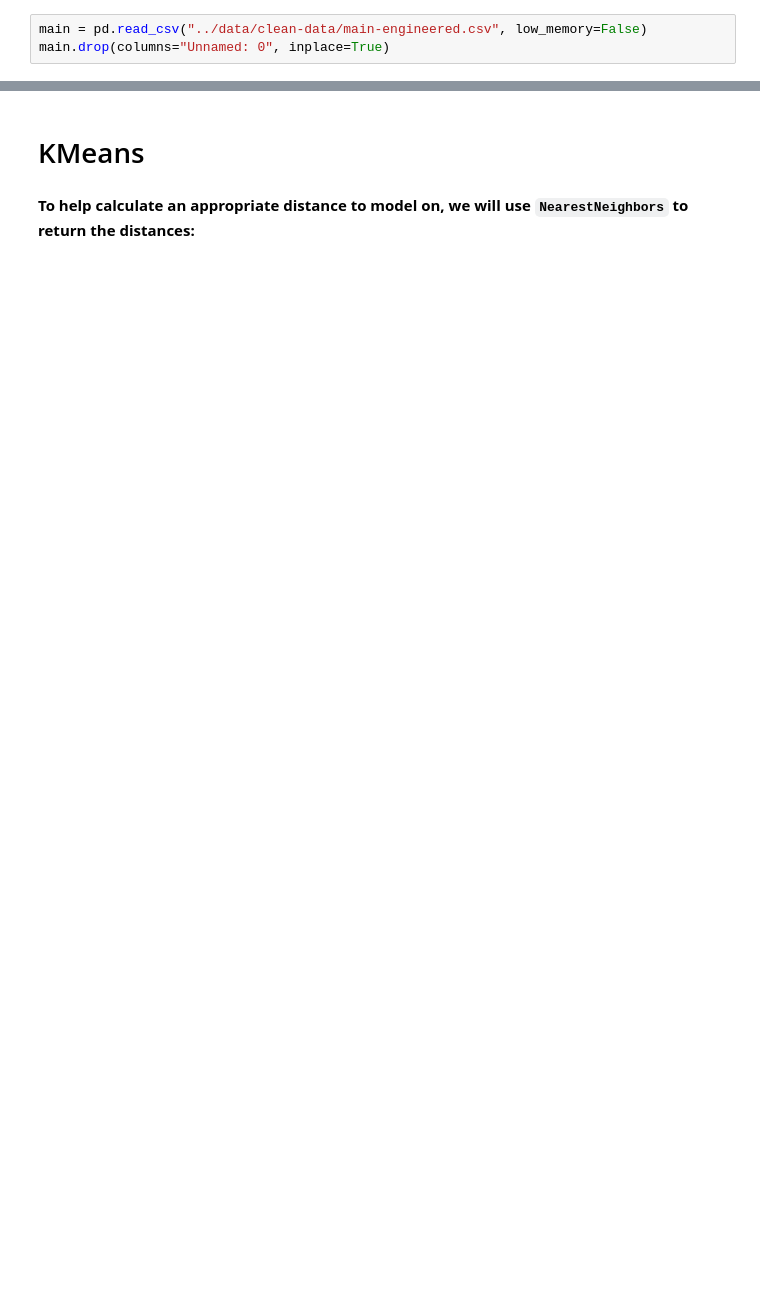
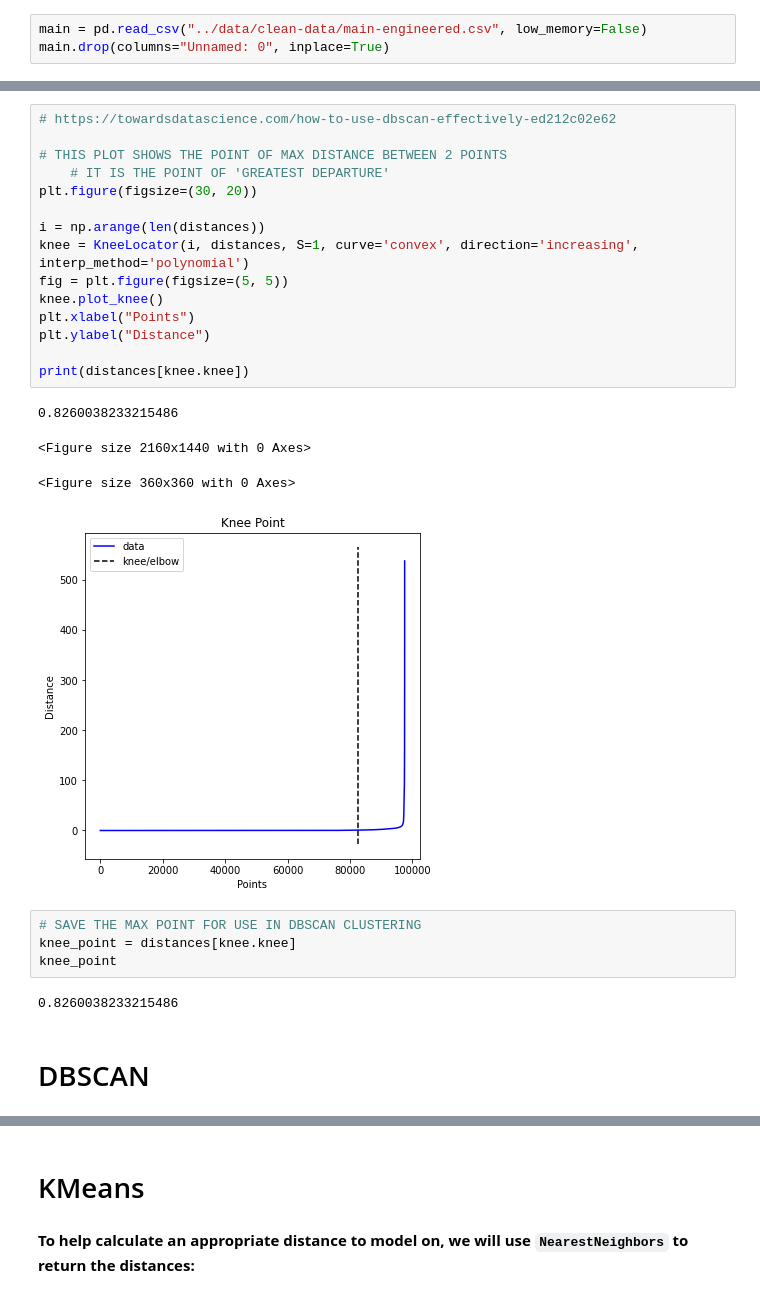
Before and after one commit to patruq/urban-at-risk, a Jupyter notebook: code/04-unsupervised-modeling.ipynb, the cells around one changed output, grey strips where cells are left out. Cells and saved outputs as stored; diff of their text form; blank space fills up the shorter version.

Commit message:
dbscan

```diff
--- a/code/04-unsupervised-modeling.ipynb
+++ b/code/04-unsupervised-modeling.ipynb
@@ -63,0 +121,28 @@ Z_test = ss.transform(X_test)
+# %%
+# https://towardsdatascience.com/how-to-use-dbscan-effectively-ed212c02e62
+
+# THIS PLOT SHOWS THE POINT OF MAX DISTANCE BETWEEN 2 POINTS
+    # IT IS THE POINT OF 'GREATEST DEPARTURE'
+plt.figure(figsize=(30, 20))
+
+i = np.arange(len(distances))
+knee = KneeLocator(i, distances, S=1, curve='convex', direction='increasing', interp_method='polynomial')
+fig = plt.figure(figsize=(5, 5))
+knee.plot_knee()
+plt.xlabel("Points")
+plt.ylabel("Distance")
+
+print(distances[knee.knee])
+# %% [output]
+0.8260038233215486
+<Figure size 2160x1440 with 0 Axes>
+<Figure size 360x360 with 0 Axes>
+[figure, added]
+# %%
+# SAVE THE MAX POINT FOR USE IN DBSCAN CLUSTERING
+knee_point = distances[knee.knee]
+knee_point
+# %% [output]
+0.8260038233215486
+# %% [markdown]
+# DBSCAN
```
Also changed, not shown: parts of 34 cells of this notebook, 2 other files.
